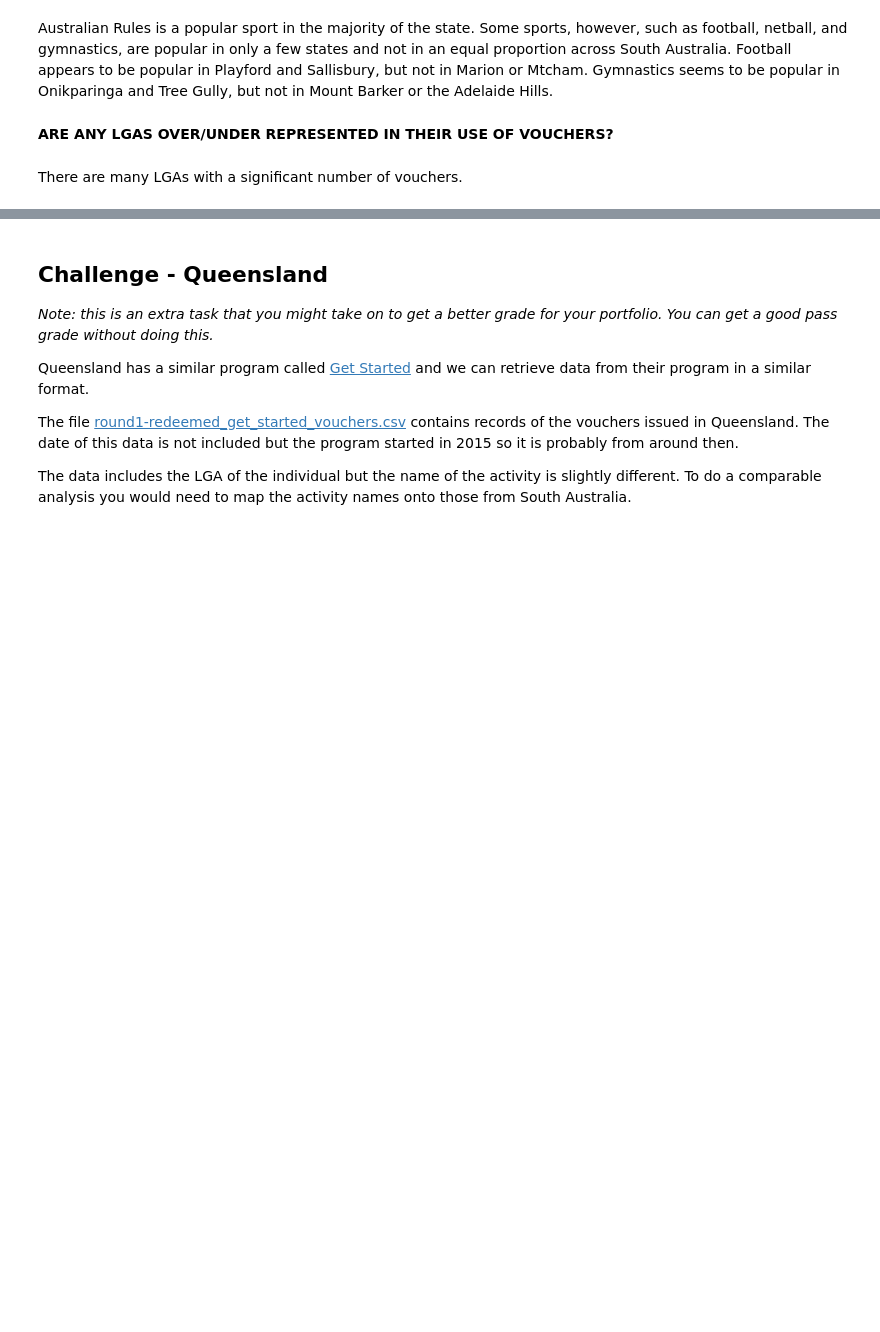
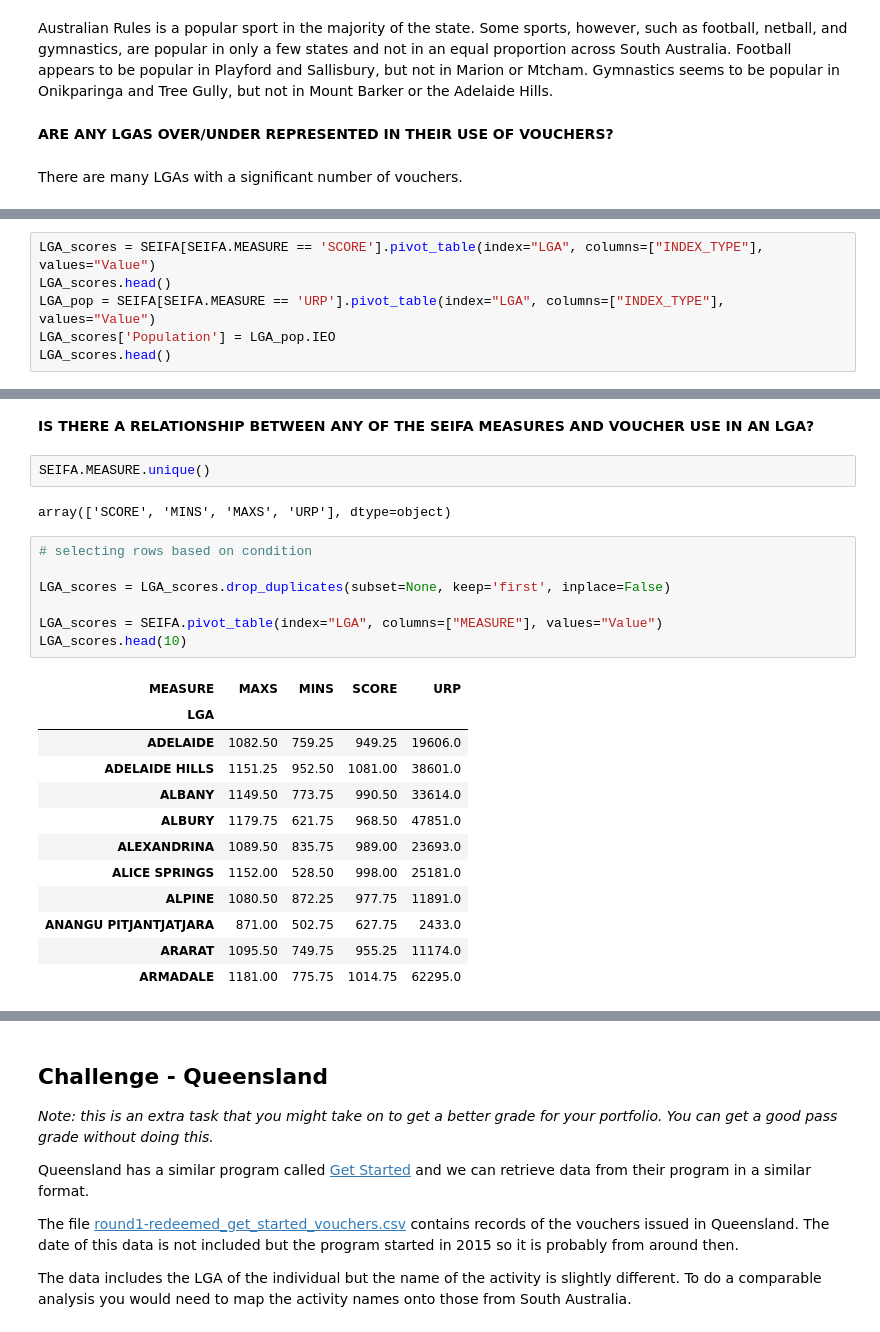
Before and after one commit to MQCOMP2200-S2-2021/data-science-portfolio-avagardiner, a Jupyter notebook: Portfolio 2.ipynb, the cells around one changed output, grey strips where cells are left out. Saved outputs shown, nothing was run; the diff lists cells and outputs as text; blank space fills up the shorter version.

Commit message:
Portfolio 2: Completed Is there a relationship between any of the SEIFA measures and voucher use in an LGA?

```diff
--- a/Portfolio 2.ipynb
+++ b/Portfolio 2.ipynb
@@ -162,0 +257,6 @@ Since there are many rows per LGA, we must utilise 'pivot table' to produce a ne
+# %%
+LGA_scores = SEIFA[SEIFA.MEASURE == 'SCORE'].pivot_table(index="LGA", columns=["INDEX_TYPE"], values="Value")
+LGA_scores.head()
+LGA_pop = SEIFA[SEIFA.MEASURE == 'URP'].pivot_table(index="LGA", columns=["INDEX_TYPE"], values="Value")
+LGA_scores['Population'] = LGA_pop.IEO
+LGA_scores.head()
@@ -162,0 +271,26 @@ Since there are many rows per LGA, we must utilise 'pivot table' to produce a ne
+# %% [markdown]
+**IS THERE A RELATIONSHIP BETWEEN ANY OF THE SEIFA MEASURES AND VOUCHER USE IN AN LGA?**
+# %%
+SEIFA.MEASURE.unique()
+# %% [output]
+array(['SCORE', 'MINS', 'MAXS', 'URP'], dtype=object)
+# %%
+# selecting rows based on condition
+
+LGA_scores = LGA_scores.drop_duplicates(subset=None, keep='first', inplace=False)
+
+LGA_scores = SEIFA.pivot_table(index="LGA", columns=["MEASURE"], values="Value")
+LGA_scores.head(10)
+# %% [output]
+| MEASURE | MAXS | MINS | SCORE | URP |
+| LGA |  |  |  |  |
+| ADELAIDE | 1082.50 | 759.25 | 949.25 | 19606.0 |
+| ADELAIDE HILLS | 1151.25 | 952.50 | 1081.00 | 38601.0 |
+| ALBANY | 1149.50 | 773.75 | 990.50 | 33614.0 |
+| ALBURY | 1179.75 | 621.75 | 968.50 | 47851.0 |
+| ALEXANDRINA | 1089.50 | 835.75 | 989.00 | 23693.0 |
+| ALICE SPRINGS | 1152.00 | 528.50 | 998.00 | 25181.0 |
+| ALPINE | 1080.50 | 872.25 | 977.75 | 11891.0 |
+| ANANGU PITJANTJATJARA | 871.00 | 502.75 | 627.75 | 2433.0 |
+| ARARAT | 1095.50 | 749.75 | 955.25 | 11174.0 |
+| ARMADALE | 1181.00 | 775.75 | 1014.75 | 62295.0 |
```
Also changed, not shown: parts of 17 cells of this notebook.
